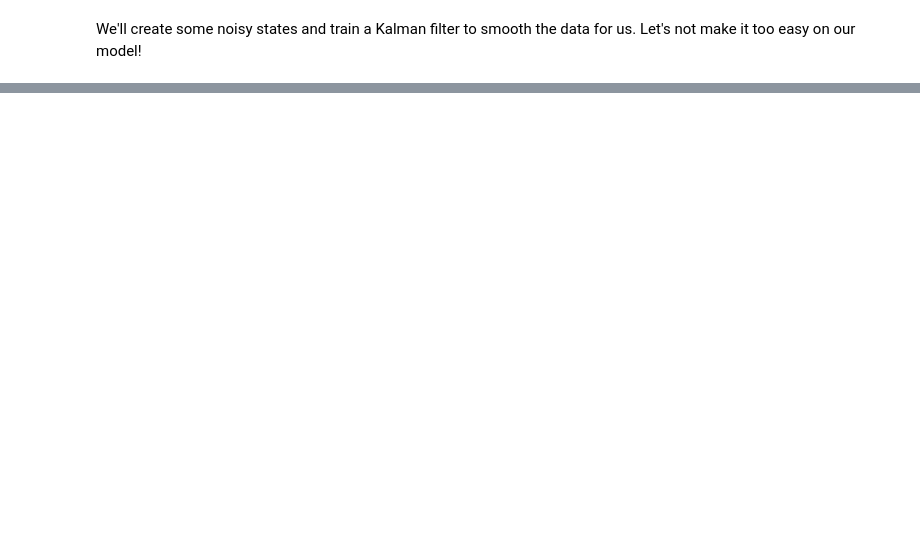
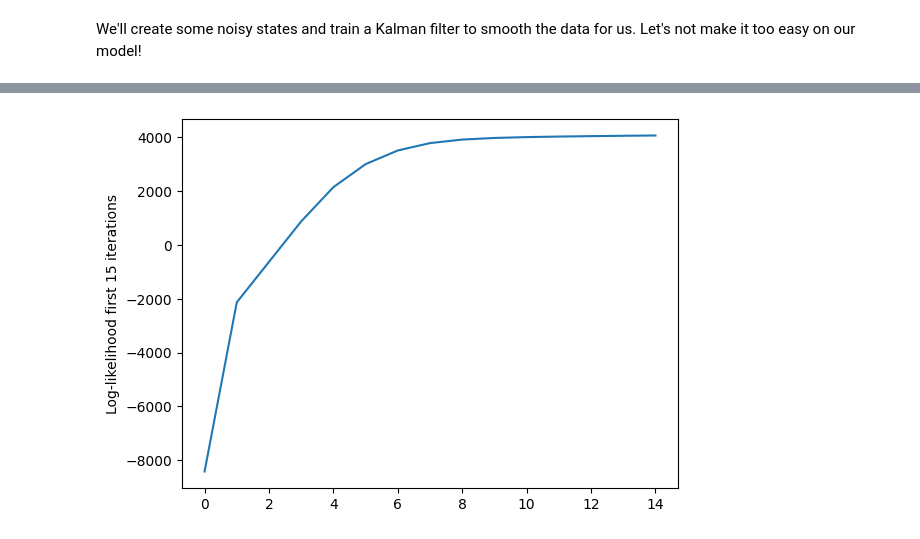
Before and after one commit to Szymon-Budziak/Machine_Learning_2_course_UvA, a Jupyter notebook: src/Lab3/lab3.ipynb, the cells around one changed output, grey strips where cells are left out. Drawn from its saved outputs; the diff is of its cells as text; code cells hidden in the pictures; blank space fills up the shorter version.

```diff
--- a/src/Lab3/lab3.ipynb
+++ b/src/Lab3/lab3.ipynb
@@ -833,8 +818,8 @@ def forward(
     K = self.compute_K(self.P0)  # eq. (13.97)
     mu[0] = self.mu0 + K @ (X[0] - self.C @ self.mu0)  # eq. (13.94)
     V[0] = (np.eye(self.d_latent) - K @ self.C) @ self.P0  # eq. (13.95)
-    c[0] = scipy.stats.multivariate_normal.pdf(
-        X[0], mean=self.C @ self.mu0, cov=self.C @ self.P0 @ self.C.T + self.S
+    c[0] = gaussian(
+        X[0], self.C @ self.mu0, self.C @ self.P0 @ self.C.T + self.S
     )  # eq. (13.96)
 
     # Forward pass (for n=2 to T)
@@ -1147,3 +1138,9 @@ plt.show()
+# %%
+plt.plot(LLs[:15])
+plt.ylabel("Log-likelihood first 15 iterations")
+plt.show()
+# %% [output]
+[figure, added]
 # %%
 reconstruction = kf.smooth(noisy_states)
 plot_trajectory(reconstruction)
```
Also changed, not shown: parts of 12 cells of this notebook, 2 other files.
